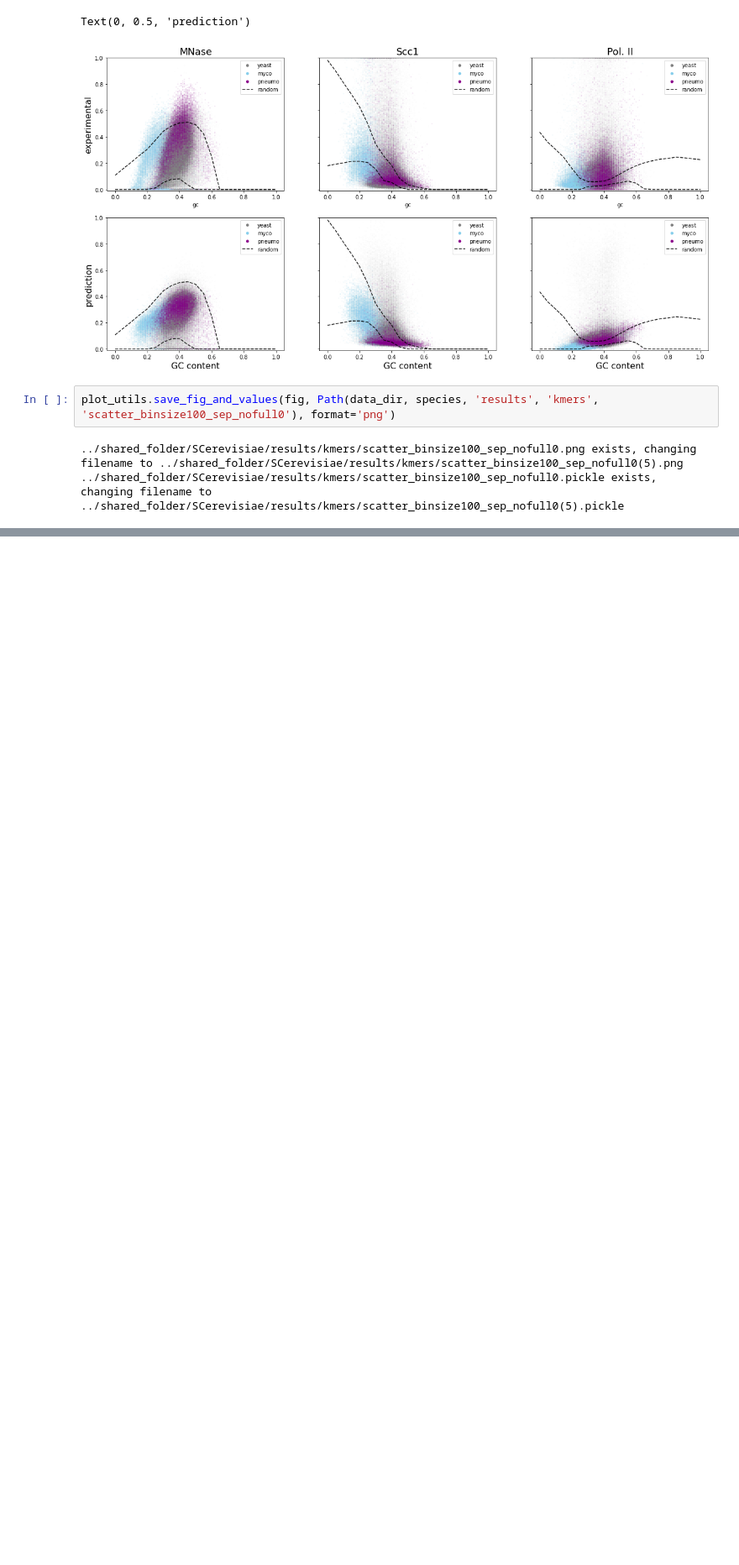
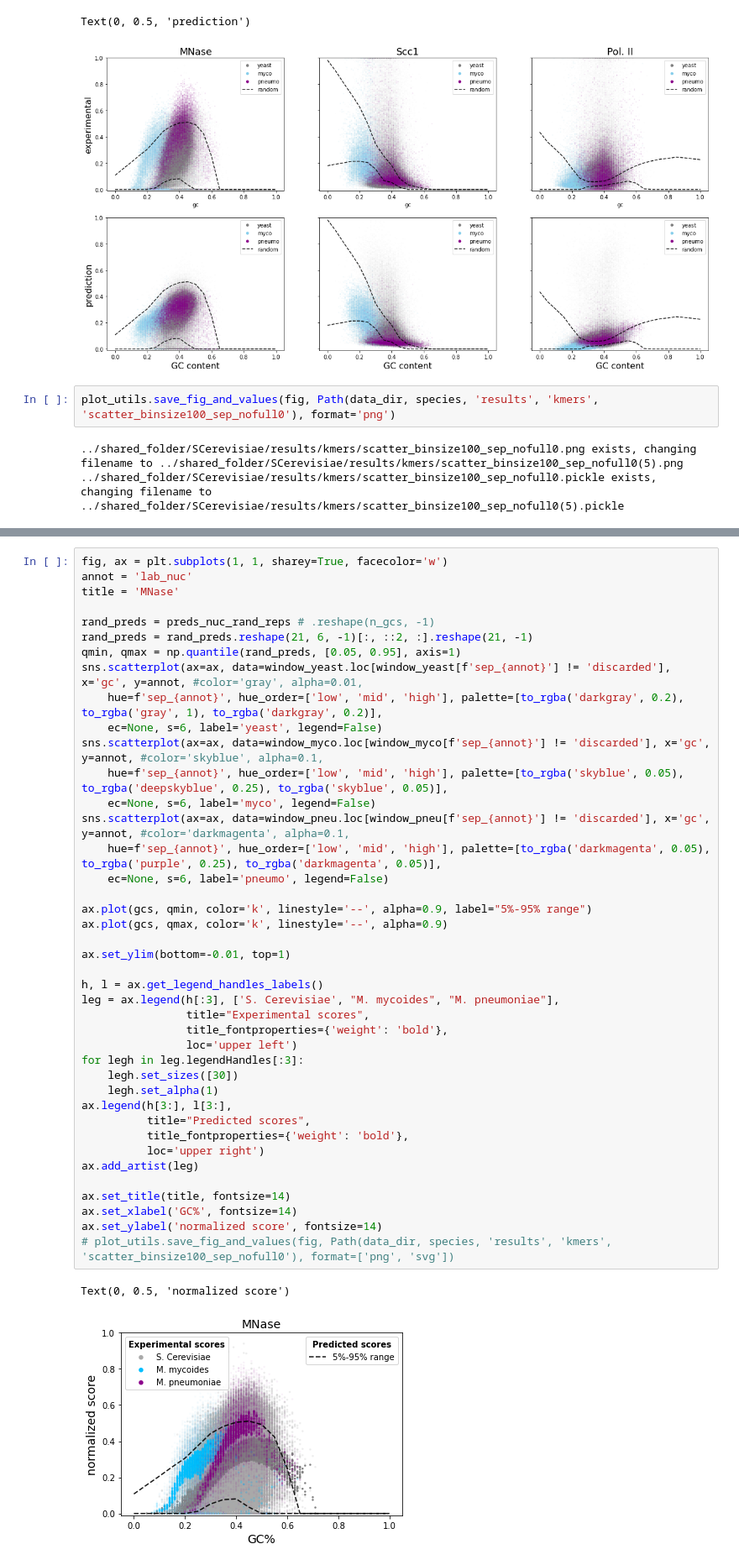
Before and after one commit to Alexwestbrook/mnhn-internship_DeepCNN_ChIP-seq, a Jupyter notebook: Exogenous_yeast.ipynb, the cells around one changed output, grey strips where cells are left out. Shown at 84% size. Cells and saved outputs as stored; diff of their text form; blank space fills up the shorter version.

```diff
--- a/Exogenous_yeast.ipynb
+++ b/Exogenous_yeast.ipynb
@@ -1735,0 +1738,44 @@ plot_utils.save_fig_and_values(fig, Path(data_dir, species, 'results', 'kmers',
+# %%
+fig, ax = plt.subplots(1, 1, sharey=True, facecolor='w')
+annot = 'lab_nuc'
+title = 'MNase'
+
+rand_preds = preds_nuc_rand_reps # .reshape(n_gcs, -1)
+rand_preds = rand_preds.reshape(21, 6, -1)[:, ::2, :].reshape(21, -1)
+qmin, qmax = np.quantile(rand_preds, [0.05, 0.95], axis=1)
+sns.scatterplot(ax=ax, data=window_yeast.loc[window_yeast[f'sep_{annot}'] != 'discarded'], x='gc', y=annot, #color='gray', alpha=0.01,
+    hue=f'sep_{annot}', hue_order=['low', 'mid', 'high'], palette=[to_rgba('darkgray', 0.2), to_rgba('gray', 1), to_rgba('darkgray', 0.2)],
+    ec=None, s=6, label='yeast', legend=False)
+sns.scatterplot(ax=ax, data=window_myco.loc[window_myco[f'sep_{annot}'] != 'discarded'], x='gc', y=annot, #color='skyblue', alpha=0.1,
+    hue=f'sep_{annot}', hue_order=['low', 'mid', 'high'], palette=[to_rgba('skyblue', 0.05), to_rgba('deepskyblue', 0.25), to_rgba('skyblue', 0.05)],
+    ec=None, s=6, label='myco', legend=False)
+sns.scatterplot(ax=ax, data=window_pneu.loc[window_pneu[f'sep_{annot}'] != 'discarded'], x='gc', y=annot, #color='darkmagenta', alpha=0.1,
+    hue=f'sep_{annot}', hue_order=['low', 'mid', 'high'], palette=[to_rgba('darkmagenta', 0.05), to_rgba('purple', 0.25), to_rgba('darkmagenta', 0.05)],
+    ec=None, s=6, label='pneumo', legend=False)
+
+ax.plot(gcs, qmin, color='k', linestyle='--', alpha=0.9, label="5%-95% range")
+ax.plot(gcs, qmax, color='k', linestyle='--', alpha=0.9)
+
+ax.set_ylim(bottom=-0.01, top=1)
+
+h, l = ax.get_legend_handles_labels()
+leg = ax.legend(h[:3], ['S. Cerevisiae', "M. mycoides", "M. pneumoniae"],
+                title="Experimental scores",
+                title_fontproperties={'weight': 'bold'},
+                loc='upper left')
+for legh in leg.legendHandles[:3]:
+    legh.set_sizes([30])
+    legh.set_alpha(1)
+ax.legend(h[3:], l[3:],
+          title="Predicted scores",
+          title_fontproperties={'weight': 'bold'},
+          loc='upper right')
+ax.add_artist(leg)
+
+ax.set_title(title, fontsize=14)
+ax.set_xlabel('GC%', fontsize=14)
+ax.set_ylabel('normalized score', fontsize=14)
+# plot_utils.save_fig_and_values(fig, Path(data_dir, species, 'results', 'kmers', 'scatter_binsize100_sep_nofull0'), format=['png', 'svg'])
+# %% [output]
+Text(0, 0.5, 'normalized score')
+[figure, added]
```
Also changed, not shown: parts of 2 cells of this notebook, 2 other files.
